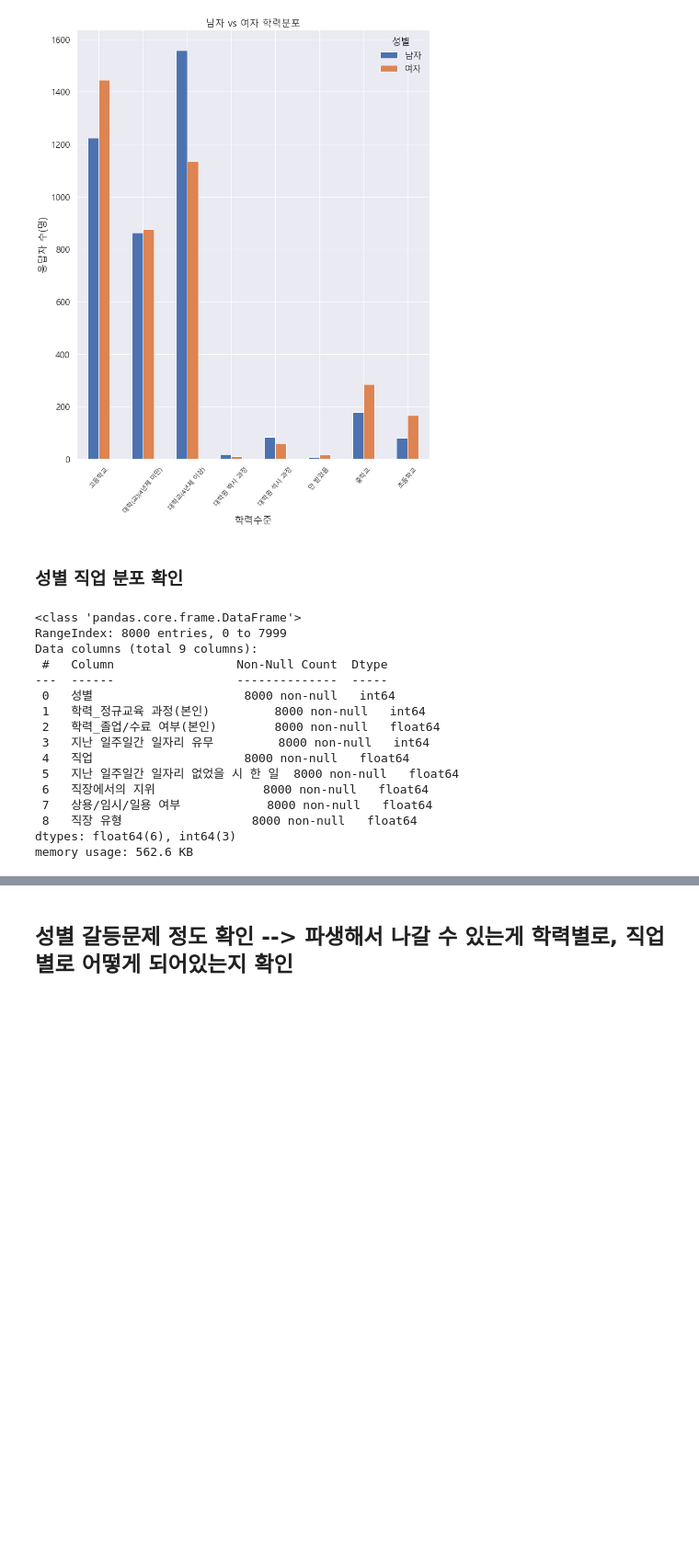
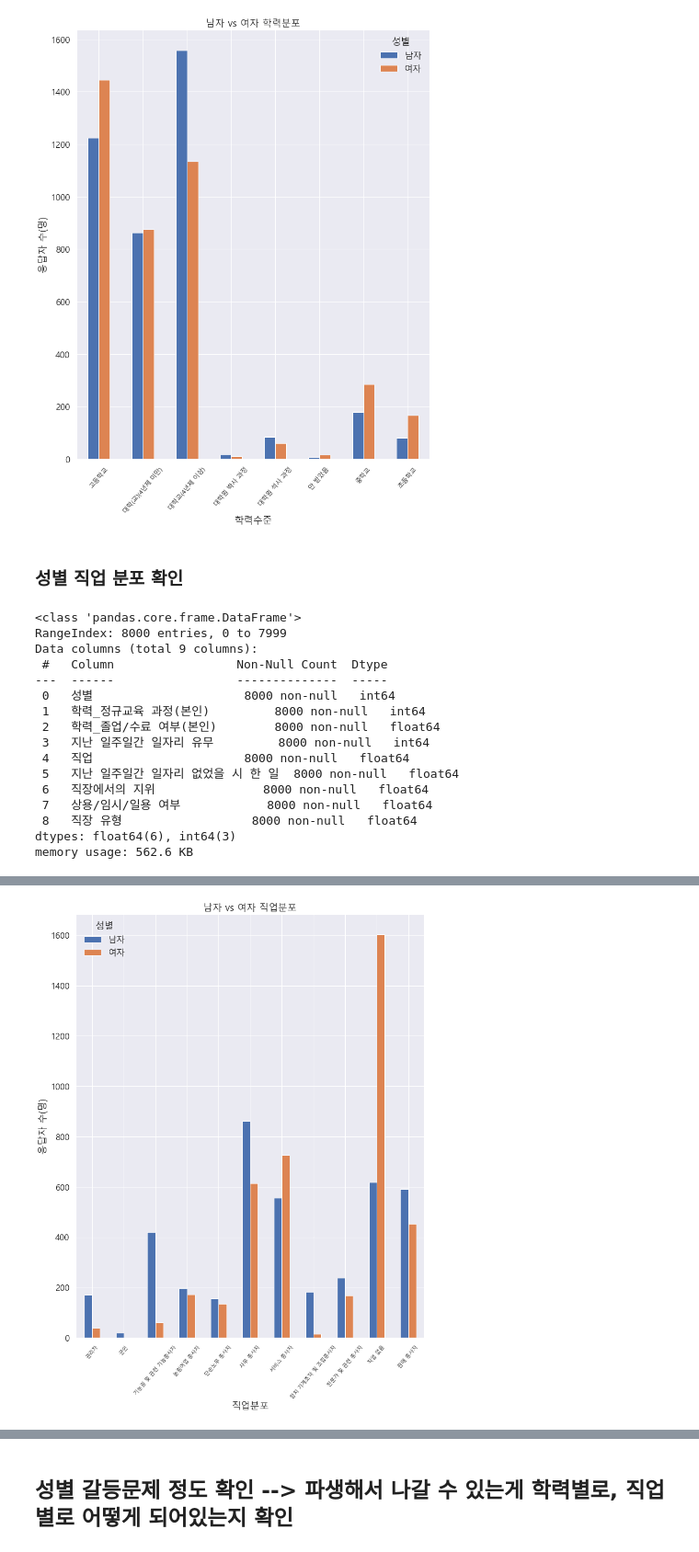
Before and after one commit to Inundata/2020_labor_final_project, a Jupyter notebook: 0. project_cleaning.ipynb, the cells around one changed output, grey strips where cells are left out. Shown at 92% size. Drawn from its saved outputs; the diff is of its cells as text; code cells hidden in the pictures; blank space fills up the shorter version.

```diff
--- a/0. project_cleaning.ipynb
+++ b/0. project_cleaning.ipynb
@@ -472,3 +478,49 @@ temp.head()
 | 4 | 2 | 3 | 1.0 | 2 | 99.0 | 14.0 | 99.0 | ... |
 # %%
 temp = temp.astype(str) # string으로 변환
+# %%
+# 직업 및 성별 type 변환
+for i in range(np.shape(temp)[0]):
+    if temp['성별'][i] == '1':
+        temp['성별'][i] = '남자'
+    else:
+        temp['성별'][i] = '여자'
+
+
+for i in range(np.shape(temp)[0]):
+    if temp['직업'][i] == '1.0':
+        temp['직업'][i] = '관리자'
+    elif temp['직업'][i] == '2.0':
+        temp['직업'][i] = '전문가 및 관련 종사자'
+    elif temp['직업'][i] == '3.0':
+        temp['직업'][i] = '사무 종사자'
+    elif temp['직업'][i] == '4.0':
+        temp['직업'][i] = '서비스 종사자'
+    elif temp['직업'][i] == '5.0':
+        temp['직업'][i] = '판매 종사자'
+    elif temp['직업'][i] == '6.0':
+        temp['직업'][i] = '농림어업 종사자'
+    elif temp['직업'][i] == '7.0':
+        temp['직업'][i] = '기능원 및 관련 기능종사자'
+    elif temp['직업'][i] == '8.0':
+        temp['직업'][i] = '장치 기계조작 및 조립종사자'
+    elif temp['직업'][i] == '9.0':
+        temp['직업'][i] = '단순노무 종사자'
+    elif temp['직업'][i] == '10.0':
+        temp['직업'][i] = '군인'
+    else:
+        temp['직업'][i] = '직업 없음'
+# %%
+plot = temp.groupby(['직업', '성별']).size().unstack(level = 1).plot(kind = 'bar', figsize = (12, 15), title = '남자 vs 여자 직업분포')
+plot.tick_params(
+    axis = 'x',
+    labelrotation = 50,
+    labelsize = 'medium'
+)
+
+plot.set_xlabel('직업분포')
+plot.set_ylabel('응답자 수(명)')
+fig = plot.get_figure()
+fig.savefig('../../../대학원/3. 20년 3학기/2. 노동시장과빅데이터분석/3. 기말과제/1. 그림/남자 vs 여자 직업분포.png', dpi = 150)
+# %% [output]
+[figure, added]
```
Also changed, not shown: parts of 52 cells of this notebook, 1 other file.
